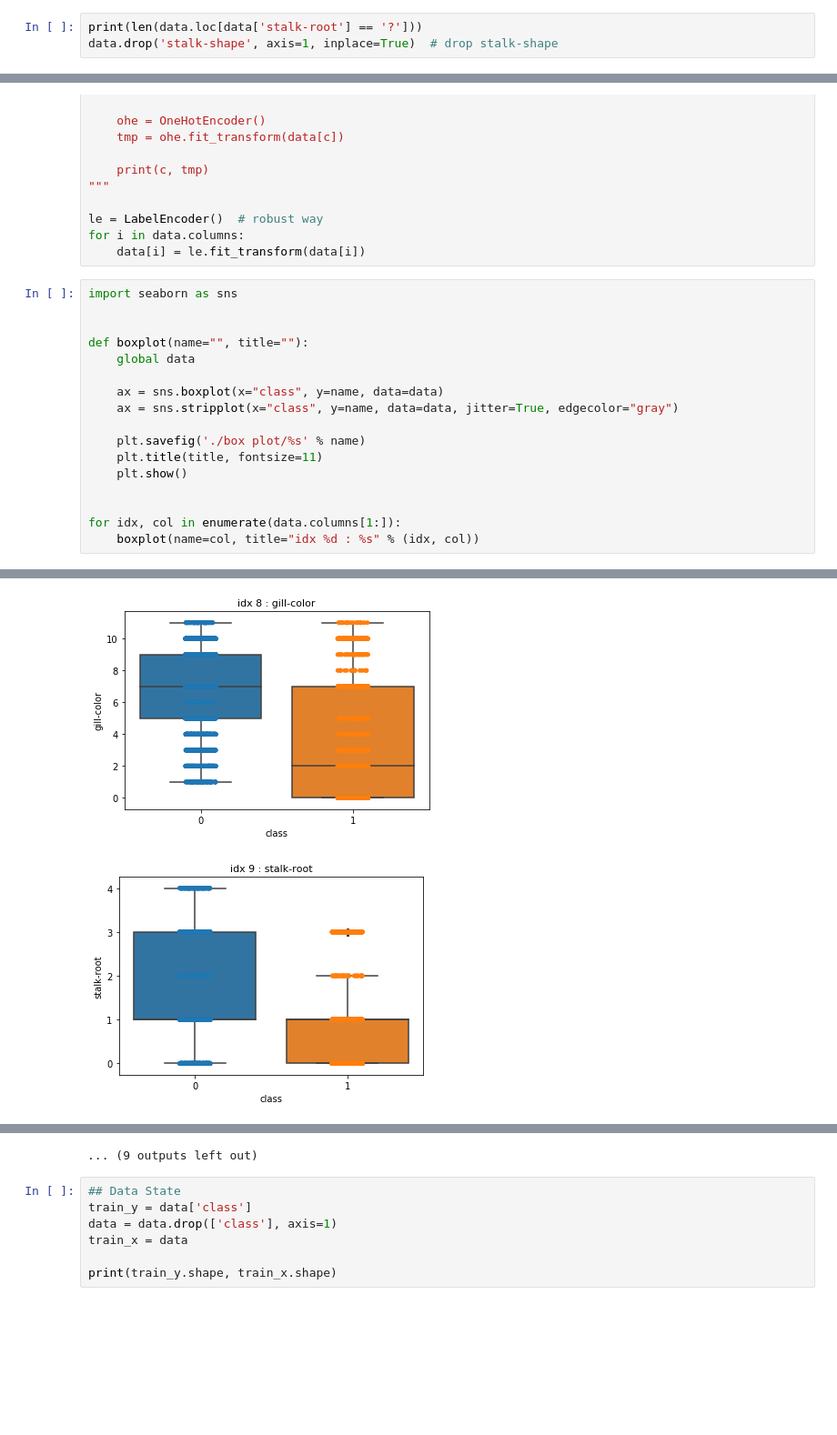
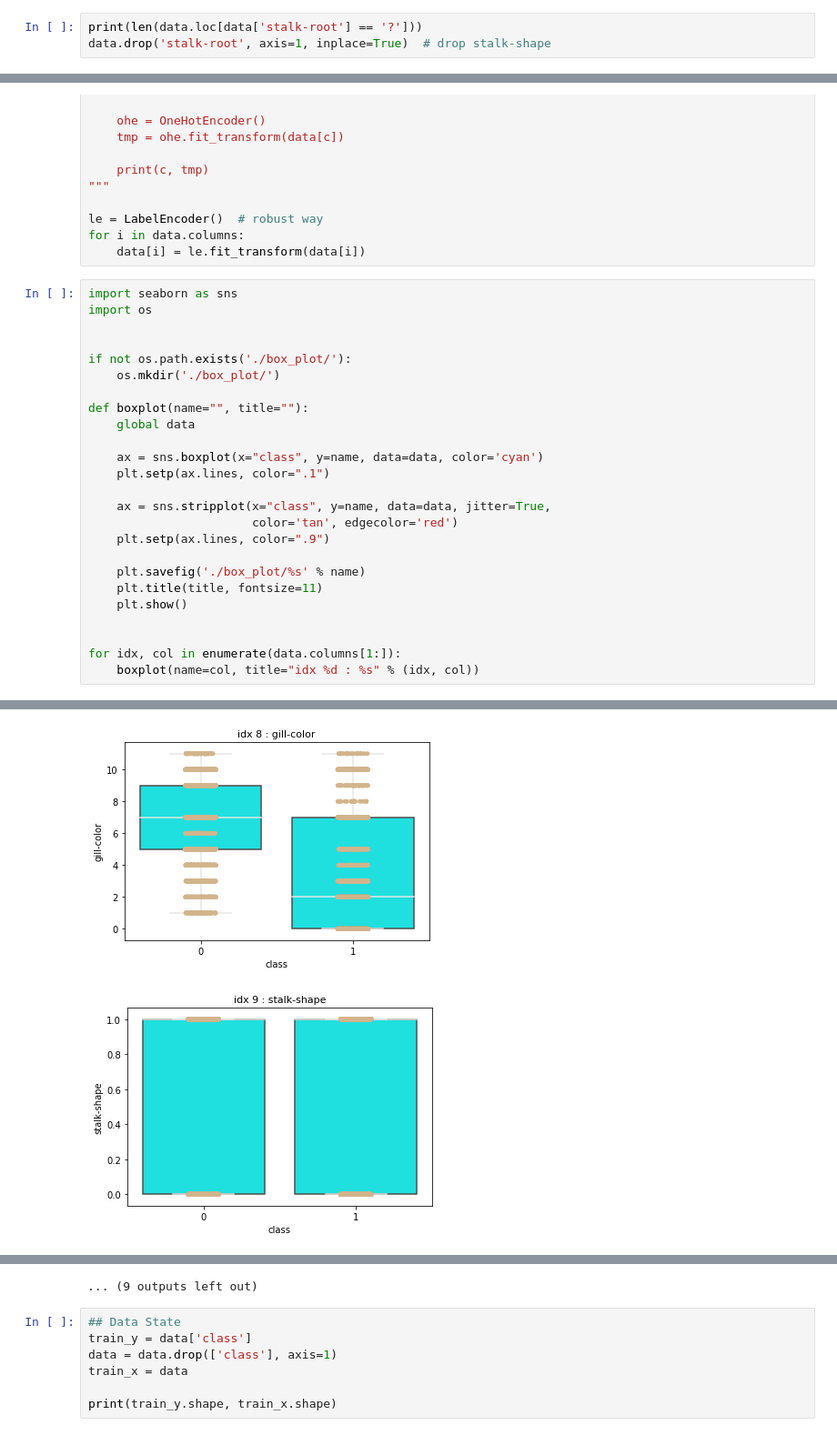
Before and after one commit to Data-Competition/Super-Mario, a Jupyter notebook: mushroom-report-v1.ipynb, the cells around one changed output, grey strips where cells are left out. Shown: that part at 91% size. Saved outputs shown, nothing was run; the diff lists cells and outputs as text; blank space fills up the shorter version.

Commit message:
[feature]: add box-plot

```diff
--- a/mushroom-report-v1.ipynb
+++ b/mushroom-report-v1.ipynb
@@ -56,7 +56,7 @@ stalk-root    True
 dtype: bool
 # %%
 print(len(data.loc[data['stalk-root'] == '?']))
-data.drop('stalk-shape', axis=1, inplace=True)  # drop stalk-shape
+data.drop('stalk-root', axis=1, inplace=True)  # drop stalk-shape
 # %% [output]
 2480
 # %%
@@ -152,15 +152,23 @@ for i in data.columns:
     data[i] = le.fit_transform(data[i])
 # %%
 import seaborn as sns
+import os
 
+
+if not os.path.exists('./box_plot/'):
+    os.mkdir('./box_plot/')
 
 def boxplot(name="", title=""):
     global data
 
-    ax = sns.boxplot(x="class", y=name, data=data)
-    ax = sns.stripplot(x="class", y=name, data=data, jitter=True, edgecolor="gray")
+    ax = sns.boxplot(x="class", y=name, data=data, color='cyan')
+    plt.setp(ax.lines, color=".1")
 
-    plt.savefig('./box plot/%s' % name)
+    ax = sns.stripplot(x="class", y=name, data=data, jitter=True,
+                       color='tan', edgecolor='red')
+    plt.setp(ax.lines, color=".9")
+
+    plt.savefig('./box_plot/%s' % name)
     plt.title(title, fontsize=11)
     plt.show()
 
@@ -179,2 +187,2 @@ for idx, col in enumerate(data.columns[1:]):
-[figure, old version]
+[figure, new version]
-[figure, old version]
+[figure, new version]
```
Also changed, not shown: parts of 4 cells of this notebook, 22 other files.
